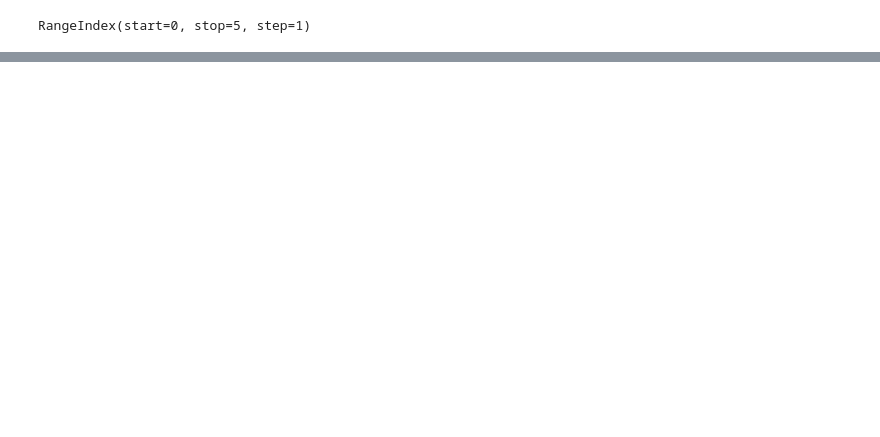
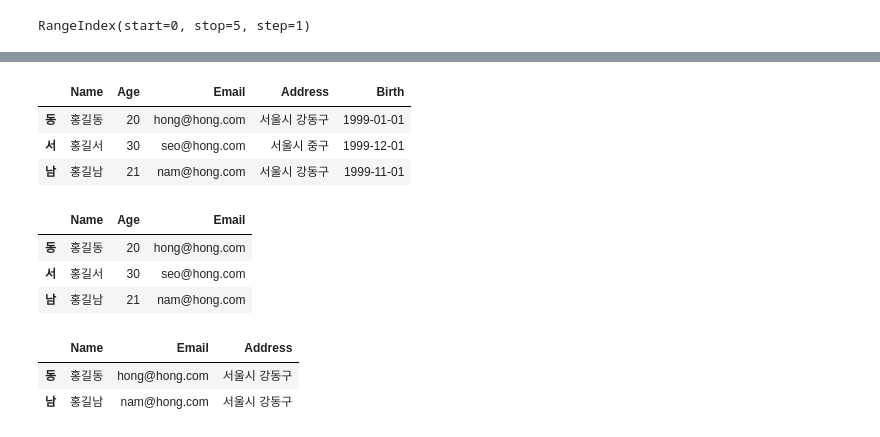
Before and after one commit to comlec/ai_x, a Jupyter notebook: source/01_python/ch11_데이터프레임과시리즈(Pandas)_1절~8절.ipynb, the cells around one changed output, grey strips where cells are left out. Cells and saved outputs as stored; diff of their text form; code cells hidden in the pictures; blank space fills up the shorter version.

```diff
--- a/source/01_python/ch11_데이터프레임과시리즈(Pandas)_1절~8절.ipynb
+++ b/source/01_python/ch11_데이터프레임과시리즈(Pandas)_1절~8절.ipynb
@@ -808,0 +793,23 @@ member.loc['동':'남', 'Name':'Email']
+# %%
+# member 동행부터 남행
+member.loc['동':'남']
+# %% [output]
+|  | Name | Age | Email | Address | Birth |
+| 동 | 홍길동 | 20 | hong@hong.com | 서울시 강동구 | 1999-01-01 |
+| 서 | 홍길서 | 30 | seo@hong.com | 서울시 중구 | 1999-12-01 |
+| 남 | 홍길남 | 21 | nam@hong.com | 서울시 강동구 | 1999-11-01 |
+# %%
+# member 동행부터 남행, 'Name','Age','Email'
+member.loc['동':'남', 'Name':'Email']
+# %% [output]
+|  | Name | Age | Email |
+| 동 | 홍길동 | 20 | hong@hong.com |
+| 서 | 홍길서 | 30 | seo@hong.com |
+| 남 | 홍길남 | 21 | nam@hong.com |
+# %%
+# member 동행과남행, 'Name','Email','Address'
+member.loc[['동','남'], ['Name','Email','Address'] ]
+# %% [output]
+|  | Name | Email | Address |
+| 동 | 홍길동 | hong@hong.com | 서울시 강동구 |
+| 남 | 홍길남 | nam@hong.com | 서울시 강동구 |
```
Also changed, not shown: parts of 79 cells of this notebook.
